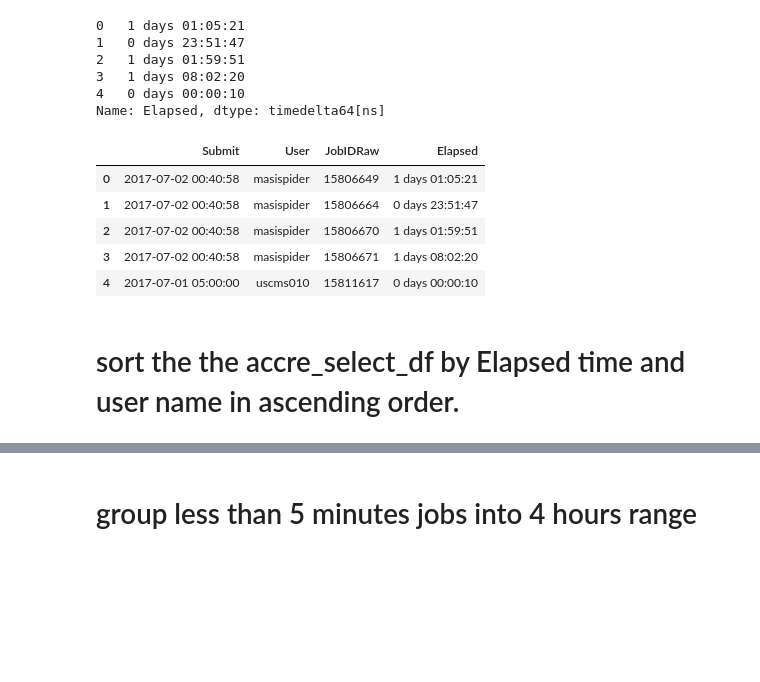
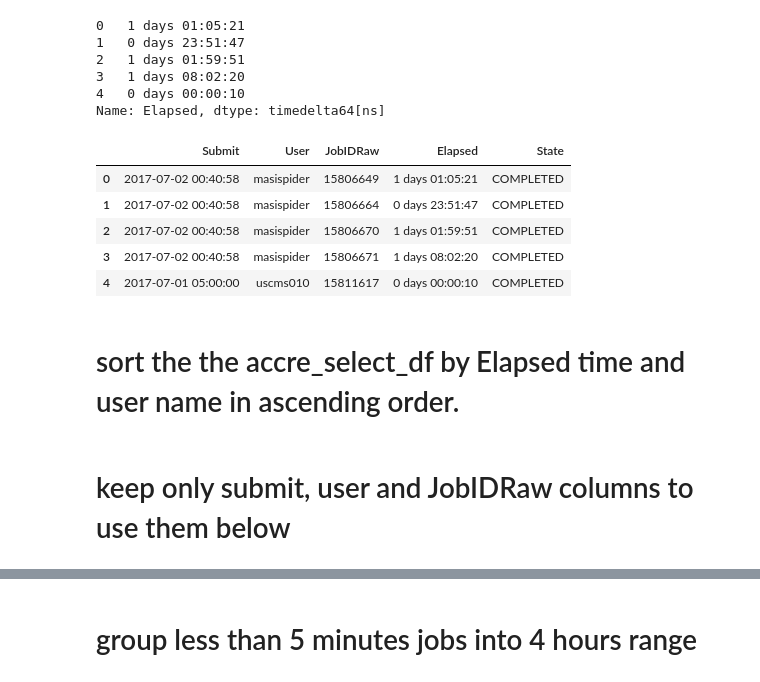
Before and after one commit to asidamo/Analysis-of-Job-Logs, a Jupyter notebook: Q2_AmanuelAccre.ipynb, the cells around one changed output, grey strips where cells are left out. Cells and saved outputs as stored; diff of their text form; code cells hidden in the pictures; blank space fills up the shorter version.

```diff
--- a/Q2_AmanuelAccre.ipynb
+++ b/Q2_AmanuelAccre.ipynb
@@ -89,15 +89,15 @@ accre_df['Elapsed'].head()
 Name: Elapsed, dtype: timedelta64[ns]
 # %%
 # keep only sumbit, user, jobidraw and elapsed time column
-accre_select_df=accre_df.loc[:,['Submit','User','JobIDRaw','Elapsed']]
+accre_select_df=accre_df.loc[:,['Submit','User','JobIDRaw','Elapsed','State']]
 accre_select_df.head()
 # %% [output]
-|  | Submit | User | JobIDRaw | Elapsed |
-| 0 | 2017-07-02 00:40:58 | masispider | 15806649 | 1 days 01:05:21 |
-| 1 | 2017-07-02 00:40:58 | masispider | 15806664 | 0 days 23:51:47 |
-| 2 | 2017-07-02 00:40:58 | masispider | 15806670 | 1 days 01:59:51 |
-| 3 | 2017-07-02 00:40:58 | masispider | 15806671 | 1 days 08:02:20 |
-| 4 | 2017-07-01 05:00:00 | uscms010 | 15811617 | 0 days 00:00:10 |
+|  | Submit | User | JobIDRaw | Elapsed | State |
+| 0 | 2017-07-02 00:40:58 | masispider | 15806649 | 1 days 01:05:21 | COMPLETED |
+| 1 | 2017-07-02 00:40:58 | masispider | 15806664 | 0 days 23:51:47 | COMPLETED |
+| 2 | 2017-07-02 00:40:58 | masispider | 15806670 | 1 days 01:59:51 | COMPLETED |
+| 3 | 2017-07-02 00:40:58 | masispider | 15806671 | 1 days 08:02:20 | COMPLETED |
+| 4 | 2017-07-01 05:00:00 | uscms010 | 15811617 | 0 days 00:00:10 | COMPLETED |
 # %% [markdown]
 # sort the the accre_select_df by Elapsed time and user name in ascending order.
 # %%
@@ -104,0 +105,2 @@ accre_5_minutes= accre_select_df[accre_select_df.Elapsed<'0 days 00:05:00']
+# %% [markdown]
+# keep only submit, user and JobIDRaw columns to use them below
```
Also changed, not shown: parts of 34 cells of this notebook.
